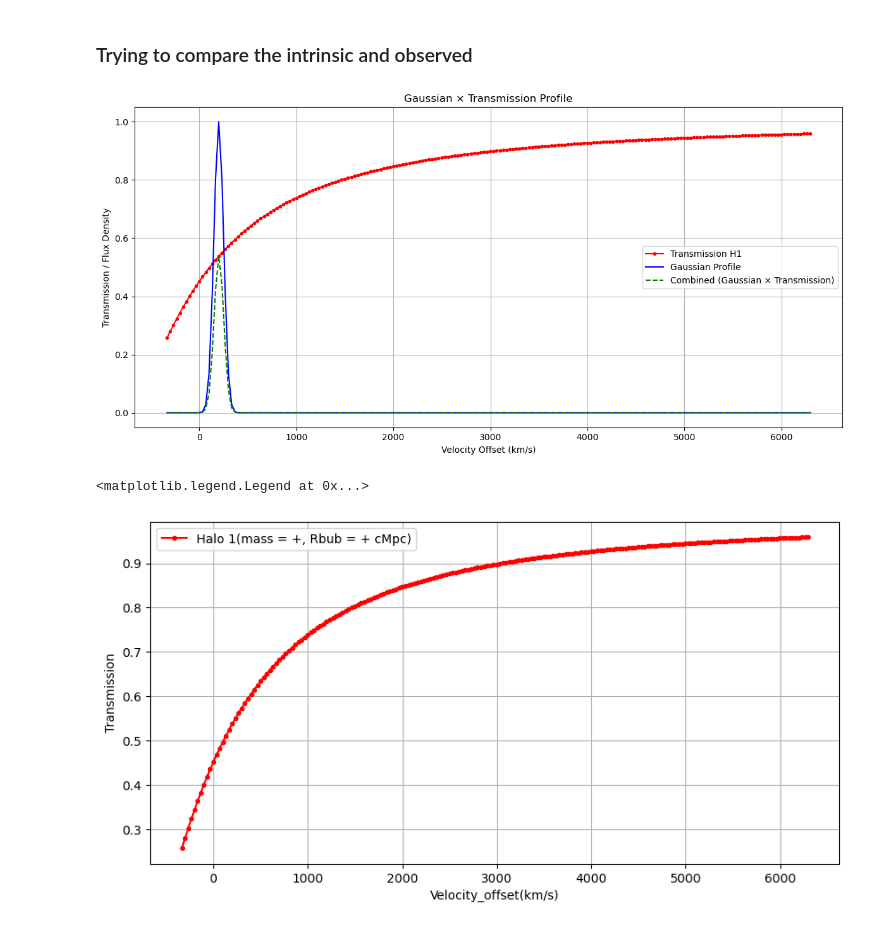
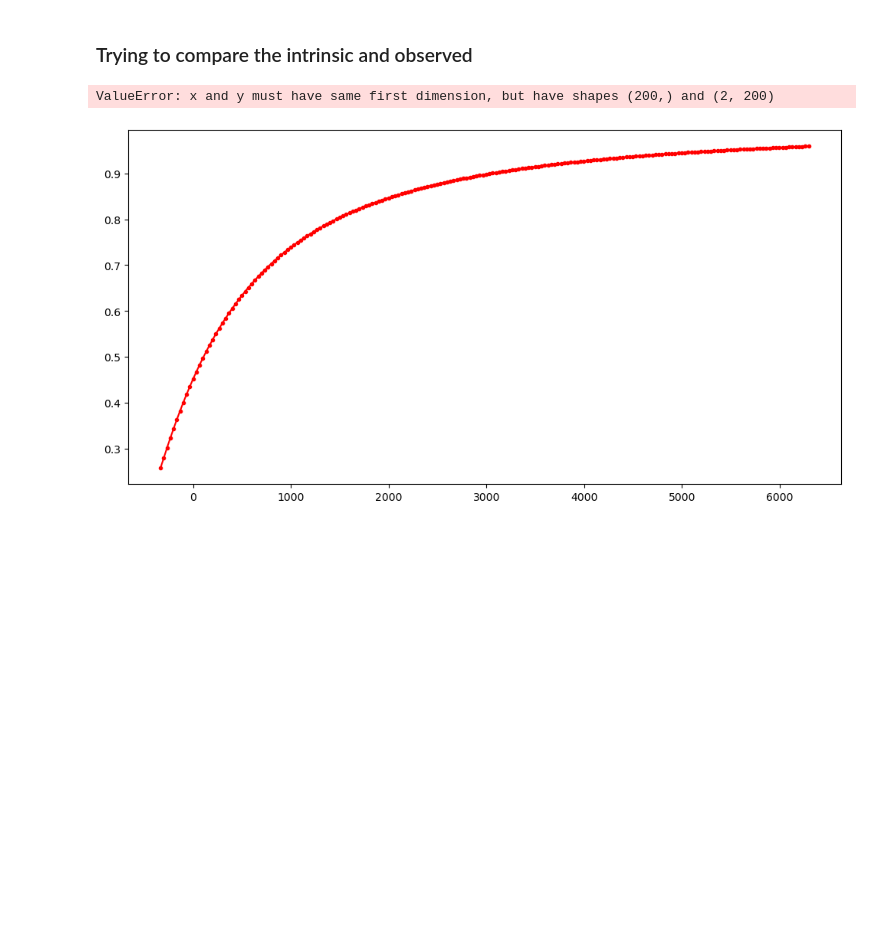
Before and after one commit to GGitanjali/Master-Thesis, a Jupyter notebook: code/instrinsic_spectra.ipynb, the cells around one changed output. Drawn from its saved outputs; the diff is of its cells as text; code cells hidden in the pictures; blank space fills up the shorter version.

```diff
--- a/code/instrinsic_spectra.ipynb
+++ b/code/instrinsic_spectra.ipynb
@@ -160,9 +160,9 @@ def gaussian(velocity, delta_v, sigma, amplitude=1):
     return amplitude * np.exp(-0.5 * ((velocity - delta_v) / sigma)**2)
 
 # Parameters
-delta_v = 200  # Velocity offset (km/s)
-sigma = 50     # Standard deviation (km/s)
-amplitude = 0.25  # Peak amplitude
+delta_v = 1200  # Velocity offset (km/s)
+sigma = 1000     # Standard deviation (km/s)
+amplitude = 1  # Peak amplitude
 
 def instrinsic_gaussians(velocity, v_separation, sigma, l_red_l_total):
     l_red = l_red_l_total
@@ -176,45 +176,45 @@ def instrinsic_gaussians(velocity, v_separation, sigma, l_red_l_total):
 
     # Combining them
     combined_profile = gaussian_blue + gaussian_red
-    return velocity, combined_profile
+    return combined_profile, velocity
 
 
 # Compute Gaussian profile
-gaussian_profile = gaussian(x_values, delta_v, sigma, amplitude)
+gaussian_profile = instrinsic_gaussians(x_values, delta_v, sigma, 0.25)
 
 # Multiply Gaussian profile with the transmission
-combined_profile = gaussian_profile * transmission_H1
+combined2_profile = gaussian_profile * transmission_H1
 
 # Plotting the results
 plt.figure(figsize=(12, 6))
 
 # Original transmission plot
 plt.plot(x_values, transmission_H1, marker='o', color='red', markersize=3, label='Transmission H1')
 
 # Gaussian profile
 plt.plot(x_values, gaussian_profile, color='blue', label='Gaussian Profile')
 
 # Combined profile
-plt.plot(x_values, combined_profile, color='green', linestyle='--', label='Combined (Gaussian × Transmission)')
+#plt.plot(x_values, combined_profile, color='green', linestyle='--', label='Combined (Gaussian × Transmission)')
+plt.plot(x_values, combined2_profile, color='green', linestyle='--', label='Combined (Gaussian × Transmission)')
 
 # Labels and legends
 plt.xlabel('Velocity Offset (km/s)')
-plt.ylabel('Transmission / Flux Density')
+plt.ylabel('Transmission')
 plt.title('Gaussian × Transmission Profile')
 plt.grid()
 plt.legend()
 
 # Show the plot
 plt.tight_layout()
 plt.show()
 
 plt.figure(figsize=(10, 5))
-plt.plot(x_values, transmission_H1, marker='o', color = 'Red', markersize = 3, label = 'Halo 1(mass = +, Rbub = + cMpc)')
+#plt.plot(x_values, transmission_H1, marker='o', color = 'Red', markersize = 3, label = 'Halo 1(mass = +, Rbub = + cMpc)')
 plt.xlabel('Velocity_offset(km/s)')
 plt.ylabel('Transmission')
 plt.grid()
 plt.legend()
 # %% [output]
+ValueError: x and y must have same first dimension, but have shapes (200,) and (2, 200)
-[figure, old version]
+[figure, new version]
-<matplotlib.legend.Legend at 0x...>
-[figure, removed]
```
Also changed, not shown: 20 other files.
